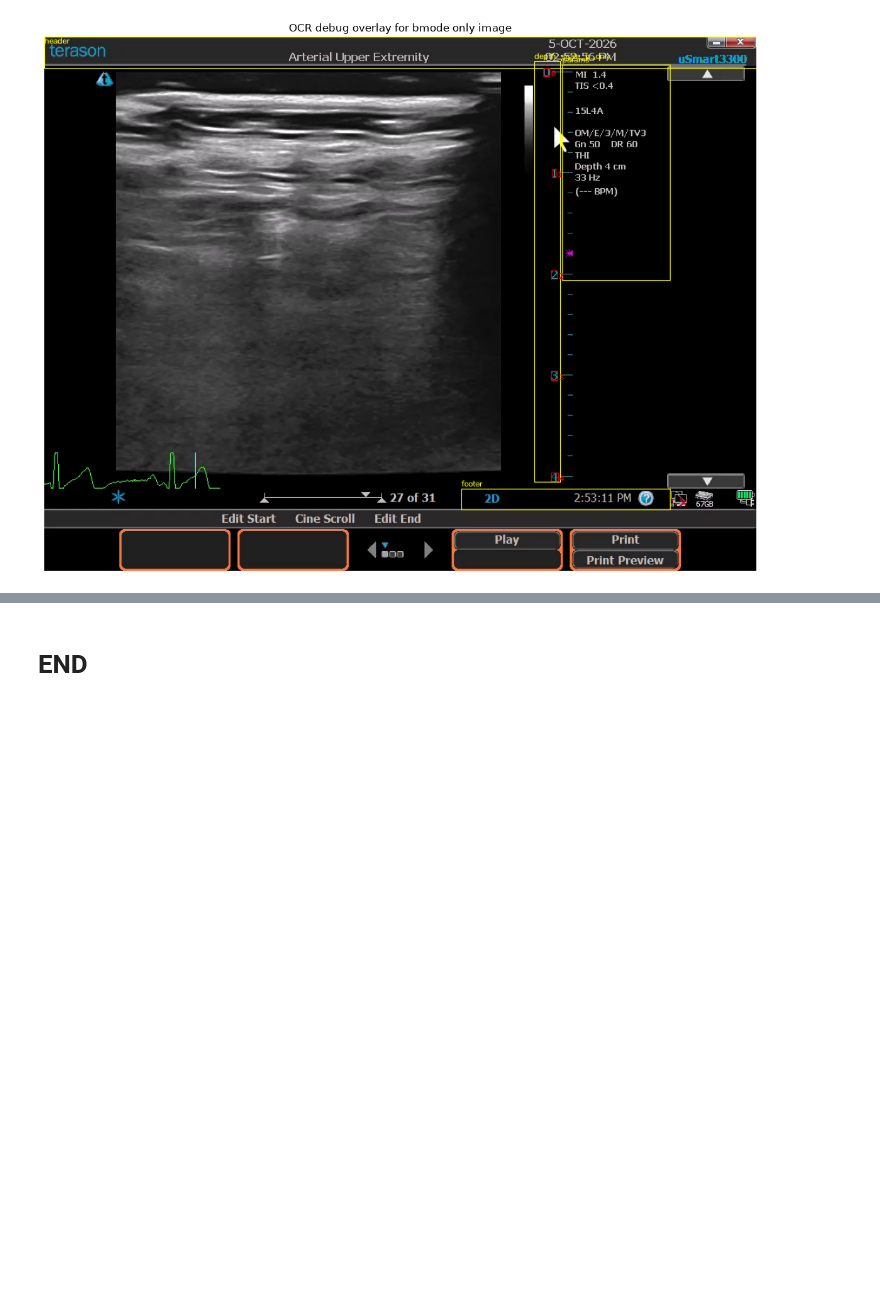
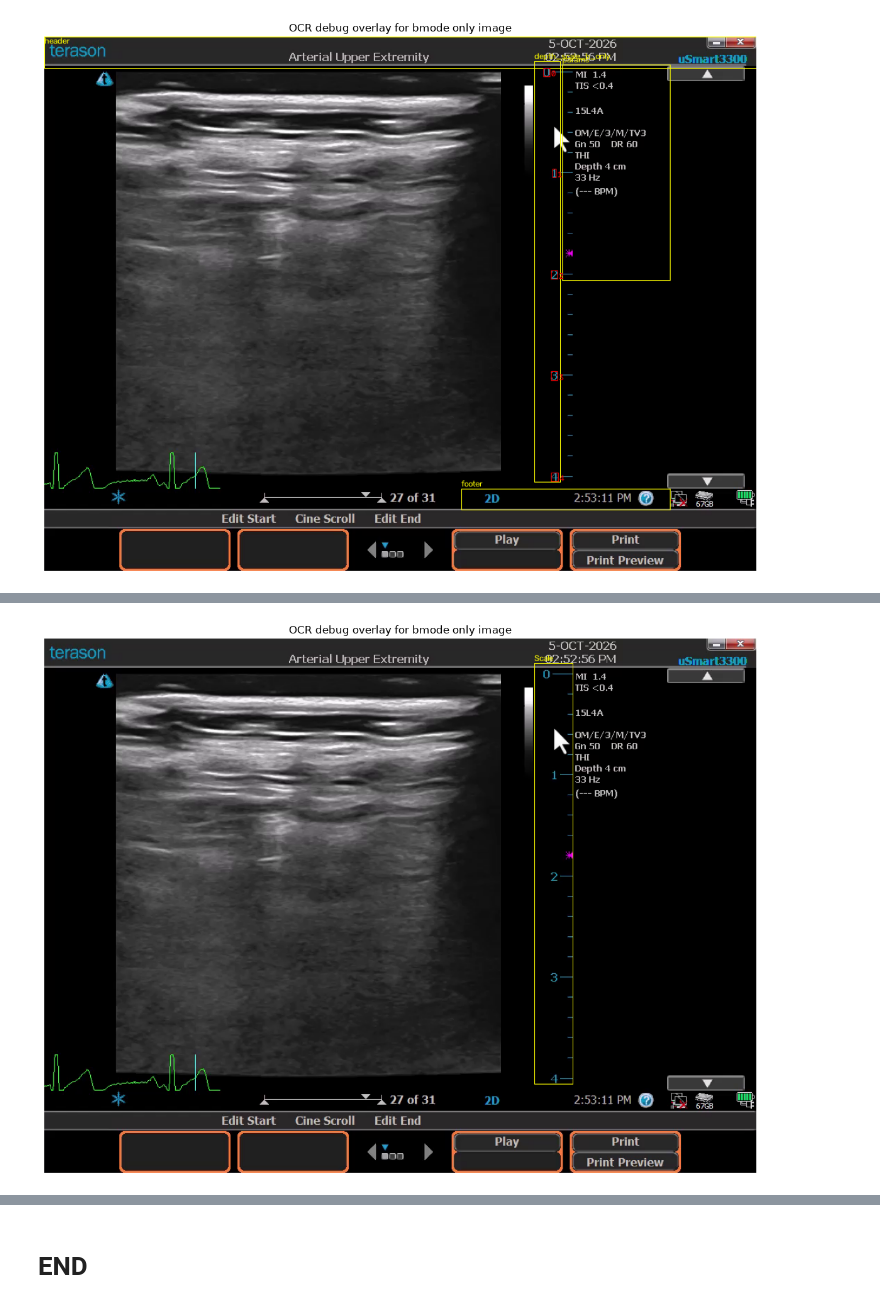
Before and after one commit to KUBS-Engineering-Inc/Capstone-Throwaway-Tests, a Jupyter notebook: scale_ocr/test_ocr.ipynb, the cells around one changed output, grey strips where cells are left out. Saved outputs shown, nothing was run; the diff lists cells and outputs as text; code cells hidden in the pictures; blank space fills up the shorter version.

```diff
--- a/scale_ocr/test_ocr.ipynb
+++ b/scale_ocr/test_ocr.ipynb
@@ -395,0 +400,16 @@ plt.show()
+# %%
+whole_region = (705, 35,  760,  640)
+# %%
+dbg = bmode_img.copy()
+x0, y0, x1, y1 = whole_region
+cv2.rectangle(dbg, (x0, y0), (x1, y1), (0, 255, 255), 1)
+cv2.putText(dbg, "Scale", (x0, max(y0 - 3, 10)), cv2.FONT_HERSHEY_SIMPLEX, 0.4, (0, 255, 255), 1)
+
+plt.figure(figsize=(12, 9))
+plt.imshow(cv2.cvtColor(dbg, cv2.COLOR_BGR2RGB))  # OpenCV is BGR, matplotlib wants RGB
+plt.axis("off")
+plt.title("OCR debug overlay for bmode only image")
+plt.tight_layout()
+plt.show()
+# %% [output]
+[figure, added]
```
Also changed, not shown: parts of 3 cells of this notebook.
